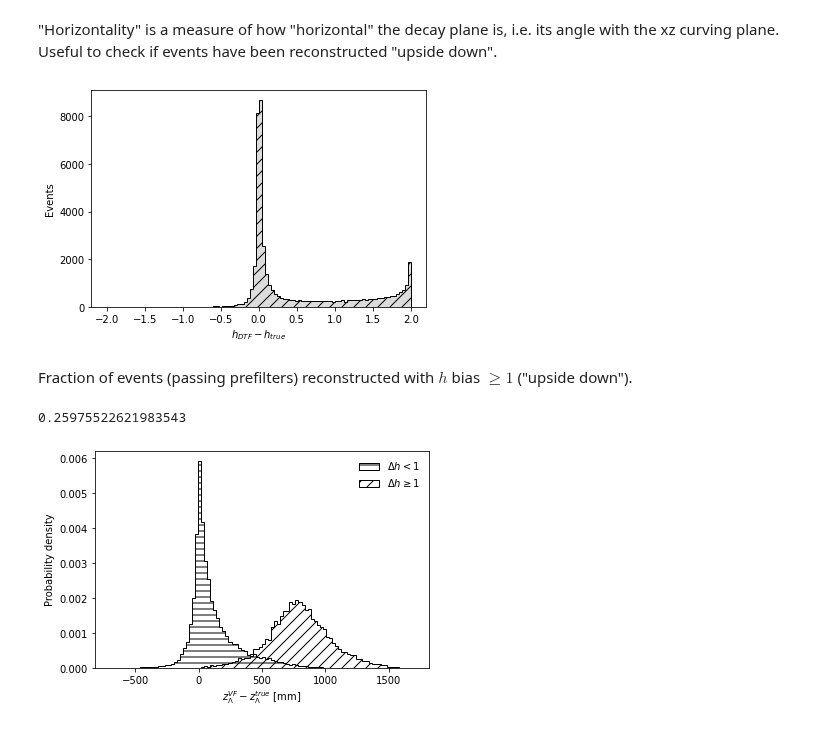
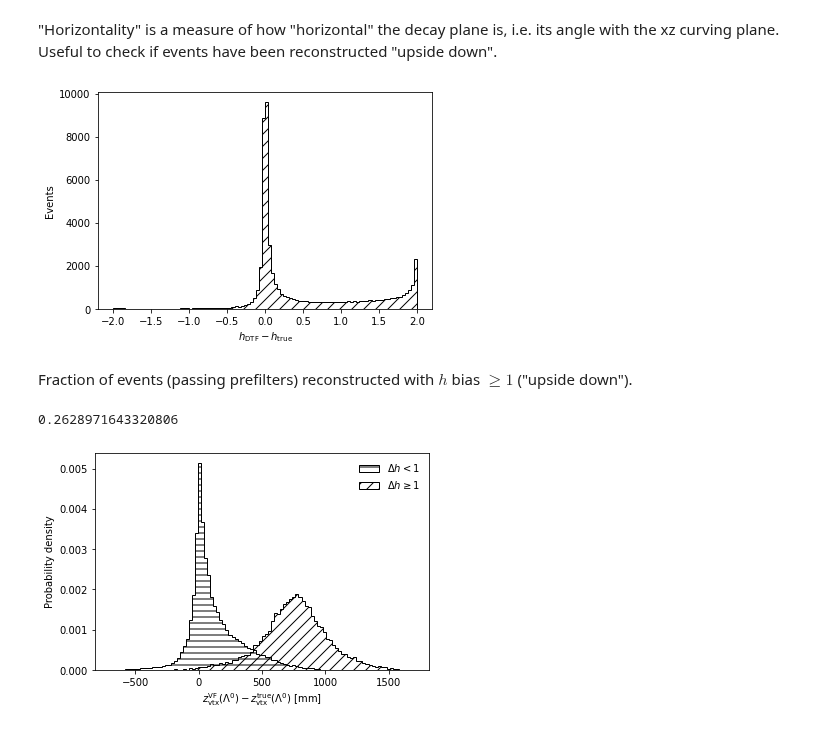
Before and after one commit to alatios/lb2jpsil_preliminary-variable-studies, a Jupyter notebook: 03_lambda_endvertex_study.ipynb, the cells around one changed output. Drawn from its saved outputs; the diff is of its cells as text; code cells hidden in the pictures.

Commit message:
Finagle with Lz endvertex bias notebook

```diff
--- a/03_lambda_endvertex_study.ipynb
+++ b/03_lambda_endvertex_study.ipynb
@@ -210,7 +210,7 @@ def plot_series_histogram(
     if black_and_white:
         common_plot_params['histtype'] = 'stepfilled'
         common_plot_params['edgecolor'] = 'black'
-        common_plot_params['color'] = 'gainsboro'
+        common_plot_params['facecolor'] = 'none'
         common_plot_params['hatch'] = '//'
     else:
         common_plot_params['color'] = 'goldenrod'
@@ -541,2 +503,11 @@ except NameError:
+# %%
+mag_down_bins = [(0, 1730000), (3500000, 4860000), (6200000, 7570000)]
+mag_up_bins =  [(1730000, 3500000), (4860000, 6200000), (7570000, 10000000)]
+
+for mag_bin in mag_up_bins:
+    df_mc.loc[(df_mc['MC_key'] >= mag_bin[0]) & (df_mc['MC_key'] < mag_bin[1]), 'Polarity'] = +1
+
+for mag_bin in mag_down_bins:
+    df_mc.loc[(df_mc['MC_key'] >= mag_bin[0]) & (df_mc['MC_key'] < mag_bin[1]), 'Polarity'] = -1
 # %% [markdown]
 ### Prefilter
@@ -663,36 +561,36 @@ def compute_horizontality(
     return h_column
 # %%
 h_reco_DTF = compute_horizontality(
-    df=df_mc_magupdown, momenta_prefix="DTF_FixJPsiLambda",
+    df=df_mc, momenta_prefix="DTF_FixJPsiLambda",
     p_px_column='DTF_FixJPsiLambda_p_PX', p_py_column='DTF_FixJPsiLambda_p_PY', p_pz_column='DTF_FixJPsiLambda_p_PZ',
     pim_px_column='DTF_FixJPsiLambda_pim_PX', pim_py_column='DTF_FixJPsiLambda_pim_PY', pim_pz_column='DTF_FixJPsiLambda_pim_PZ'
 )
 # %%
 h_truth = compute_horizontality(
-    df=df_mc_magupdown, momenta_prefix="MCTRUTH",
+    df=df_mc, momenta_prefix="MCTRUTH",
     p_px_column='MCTRUTH_p_PX', p_py_column='MCTRUTH_p_PY', p_pz_column='MCTRUTH_p_PZ',
     pim_px_column='MCTRUTH_pim_PX', pim_py_column='MCTRUTH_pim_PY', pim_pz_column='MCTRUTH_pim_PZ'
 )
 # %%
 plot_parameters = {
     'binning': 100,
     'x_range': (-2, 2),
     'title': r'$\Lambda^0 \rightarrow p\pi^-$ horizontality bias',
-    'x_label': '$h_{DTF} - h_{true}$',
+    'x_label': '$h_\mathrm{DTF} - h_\mathrm{true}$',
     'file_name': 'Lambda_horizontality_bias',
     'zero_vline': False,
     'log_scale': False,
     'show_title': show_titles,
     'black_and_white': bw,
     'show_grid': show_grid,
-    'selection': pre_selection_cuts_magupdown
+    'selection': pre_selection_cuts
 }
 
 plot_series_histogram(
-    df_mc_magupdown[h_reco_DTF] - df_mc_magupdown[h_truth],
+    df_mc[h_reco_DTF] - df_mc[h_truth],
     **plot_parameters)
 # %% [output]
-[figure, old version]
+[figure, new version]
 # %% [markdown]
 Fraction of events (passing prefilters) reconstructed with $h$ bias $\geq 1$ ("upside down").
 # %%
@@ -700,7 +598,7 @@ upside_down_individual_cut = df_mc_magupdown[h_reco_DTF] - df_mc_magupdown[h_tru
 # %%
-len(df_mc_magupdown[pre_selection_cuts_magupdown & upside_down_individual_cut]) / len(df_mc_magupdown[pre_selection_cuts_magupdown])
+len(df_mc[pre_selection_cuts & upside_down_individual_cut]) / len(df_mc[pre_selection_cuts])
 # %% [output]
-0.25975522621983543
+0.2628971643320806
 # %%
 ## Common plot parameters
 common_plot_params = {
@@ -723,18 +621,18 @@ upside_down_params = {
     'label': '$\Delta h \geq 1$'
 }
 
-series = df_mc_magupdown['L_ENDVERTEX_Z'] - df_mc_magupdown['MCTRUTH_L_ENDVERTEX_Z']
+series = df_mc['L_ENDVERTEX_Z'] - df_mc['MCTRUTH_L_ENDVERTEX_Z']
 
 ## Bias < 1
-plt.hist(series.loc[pre_selection_cuts_magupdown & ~upside_down_individual_cut], **common_plot_params, **right_way_up_params)
+plt.hist(series.loc[pre_selection_cuts & ~upside_down_individual_cut], **common_plot_params, **right_way_up_params)
 
 ## Bias >= 1
-plt.hist(series.loc[pre_selection_cuts_magupdown & upside_down_individual_cut], **common_plot_params, **upside_down_params)
+plt.hist(series.loc[pre_selection_cuts & upside_down_individual_cut], **common_plot_params, **upside_down_params)
 
 if show_grid:
     plt.grid()
 
-plt.xlabel('$z_\Lambda^{VF} - z_\Lambda^{true}$ [mm]',)
+plt.xlabel(r'$z_\mathrm{vtx}^\mathrm{VF} (\Lambda^0) - z_\mathrm{vtx}^\mathrm{true} (\Lambda^0)$ [mm]')
 plt.ylabel("Probability density")
 
 if show_titles:
@@ -747,4 +645,4 @@ if save_plots:
 
 plt.show()
 # %% [output]
-[figure, old version]
+[figure, new version]
```
Also changed, not shown: parts of 17 cells of this notebook.
